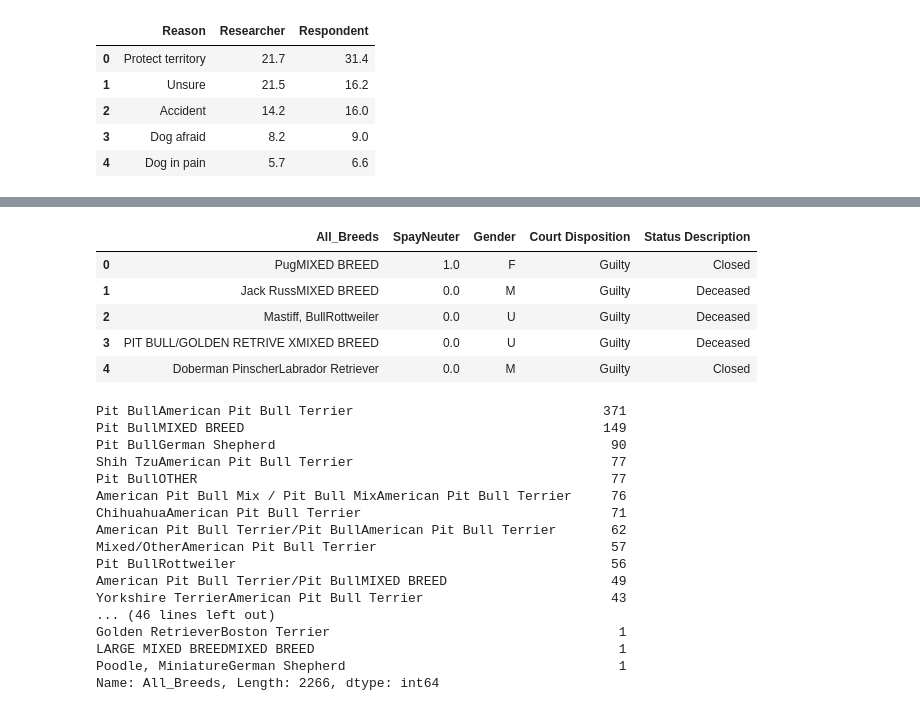
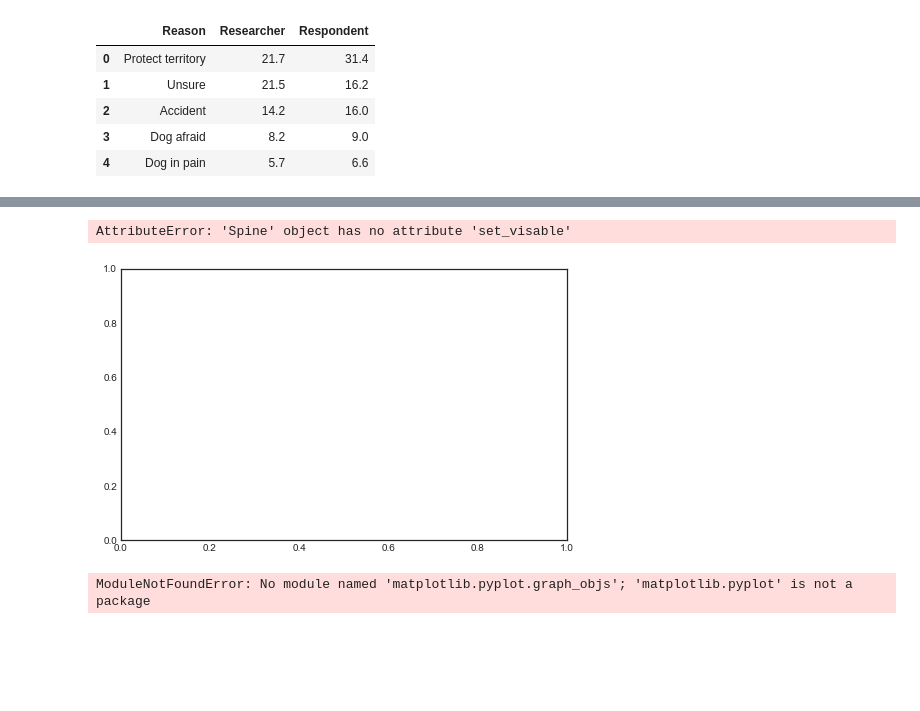
Before and after one commit to DanielleRomanoff/DS-Unit-1-Project_Dog_Bites, a Jupyter notebook: Dog Bites Project.ipynb, the cells around one changed output, grey strips where cells are left out. Cells and saved outputs as stored; diff of their text form; code cells hidden in the pictures; blank space fills up the shorter version.

```diff
--- a/Dog Bites Project.ipynb
+++ b/Dog Bites Project.ipynb
@@ -110,0 +51,6 @@ Name: Breed, dtype: int64
+# %%
+nyc_data_new = nyc_data.groupby(['Breed', 'Gender', 'SpayNeuter']).count().sort_values(by = ['Breed', 'UniqueID'], ascending = False)
+nyc_data_modified = nyc_data_new.drop(index = ['UNKNOWN', 'Mixed/Other', 'TERRIER', 'MIXED', 'MIXED BREED', 'PIT BULL MIX', 'LABRADOR MIX', 'HUSKY', 'SHEPHERD', 'SHEPERD', 'MUTT', 'TERRIER MIX'])
+nyc_bite_data = nyc_data_modified[nyc_data_modified.UniqueID >= 10]
+nyc_bite_final = pd.DataFrame(nyc_bite_data, columns = ['UniqueID'])
+nyc_bite_final.head(10)
@@ -236,0 +89,6 @@ pa_dogbite_final
+# %%
+pa_data_new = pa_data.groupby(['Dog Info Breed', 'Court Disposition', 'Status Description']).count().sort_values(by = ['Dog Info Breed', 'Location'], ascending = False)
+pa_data_modified = pa_data_new.drop(index = ['UNKNOWN', 'OTHER', 'MIXED BREED', 'Mastiff'])
+pa_bite_data = pa_data_modified[pa_data_modified['Location'] >= 5]
+pa_bite_final = pd.DataFrame(pa_bite_data, columns = ['Location'])
+pa_bite_final
@@ -289,30 +128,31 @@ combined
-# %%
-combined_final = pd.DataFrame(combined, columns = ['All_Breeds', 'SpayNeuter', 'Gender', 'Court Disposition', 'Status Description'])
-combined_final.head()
-# %% [output]
-|  | All_Breeds | SpayNeuter | Gender | Court Disposition | Status Description |
-| 0 | PugMIXED BREED | 1.0 | F | Guilty | Closed |
-| 1 | Jack RussMIXED BREED | 0.0 | M | Guilty | Deceased |
-| 2 | Mastiff, BullRottweiler | 0.0 | U | Guilty | Deceased |
-| 3 | PIT BULL/GOLDEN RETRIVE XMIXED BREED | 0.0 | U | Guilty | Deceased |
-| 4 | Doberman PinscherLabrador Retriever | 0.0 | M | Guilty | Closed |
-# %%
-combined_final['All_Breeds'].value_counts()
-# %% [output]
-Pit BullAmerican Pit Bull Terrier                                371
-Pit BullMIXED BREED                                              149
-Pit BullGerman Shepherd                                           90
-Shih TzuAmerican Pit Bull Terrier                                 77
-Pit BullOTHER                                                     77
-American Pit Bull Mix / Pit Bull MixAmerican Pit Bull Terrier     76
-ChihuahuaAmerican Pit Bull Terrier                                71
-American Pit Bull Terrier/Pit BullAmerican Pit Bull Terrier       62
-Mixed/OtherAmerican Pit Bull Terrier                              57
-Pit BullRottweiler                                                56
-American Pit Bull Terrier/Pit BullMIXED BREED                     49
-Yorkshire TerrierAmerican Pit Bull Terrier                        43
-... (46 lines left out)
-Golden RetrieverBoston Terrier                                     1
-LARGE MIXED BREEDMIXED BREED                                       1
-Poodle, MiniatureGerman Shepherd                                   1
-Name: All_Breeds, Length: 2266, dtype: int64
+# %%
+plt.style.use('seaborn-white')
+fig, ax = plt.subplots(figsize = (8, 5), facecolor = 'white')
+ax.grid(False)
+ax.spines['right'].set_visable(False)
+ax.spines['top'].set_visable(False)
+
+# Line 1
+plt.plot(nyc_bite_final['Breed],'], nyc_bite_final['UniqueID'], color = 'purple')
+fig.text(0.15, 0.5, 'Breed', size = 'medium', color = 'purple', weight = 'bold')
+
+# Line 2
+plt.plot(pa_bite_final['Dog Info Breed'], pa_bite_final['Location'], color = 'red')
+fig.text(0.15, 0.5, 'Dog Info Breed', size = 'medium', color = 'red', weight = 'bold')
+
+plt.xticks(['Breed'])
+
+# Title
+fig.suptitle('Number of Bites per Breed', fontsize = 15, weight = 'bold', horizontalalignment = 'left', x = 0.15, y = 1)
+
+ax.set_title('Number of each breed registered unknown', horizontalalignment = 'left', x = 0.9, y = 1, fontsize = 10);
+# %% [output]
+AttributeError: 'Spine' object has no attribute 'set_visable'
+[figure, added]
+# %%
+import plotly.plotly as py
+import matplotlib.plotly.graph_objs as go
+data = [go.Bar(x = nyc_bite_final.Breed, y = nyc_bit_final.UniqueID)]
+py.iplot(data, filename = 'jupyter-basic_bar')
+# %% [output]
+ModuleNotFoundError: No module named 'matplotlib.pyplot.graph_objs'; 'matplotlib.pyplot' is not a package
```
Also changed, not shown: parts of 24 cells of this notebook.
